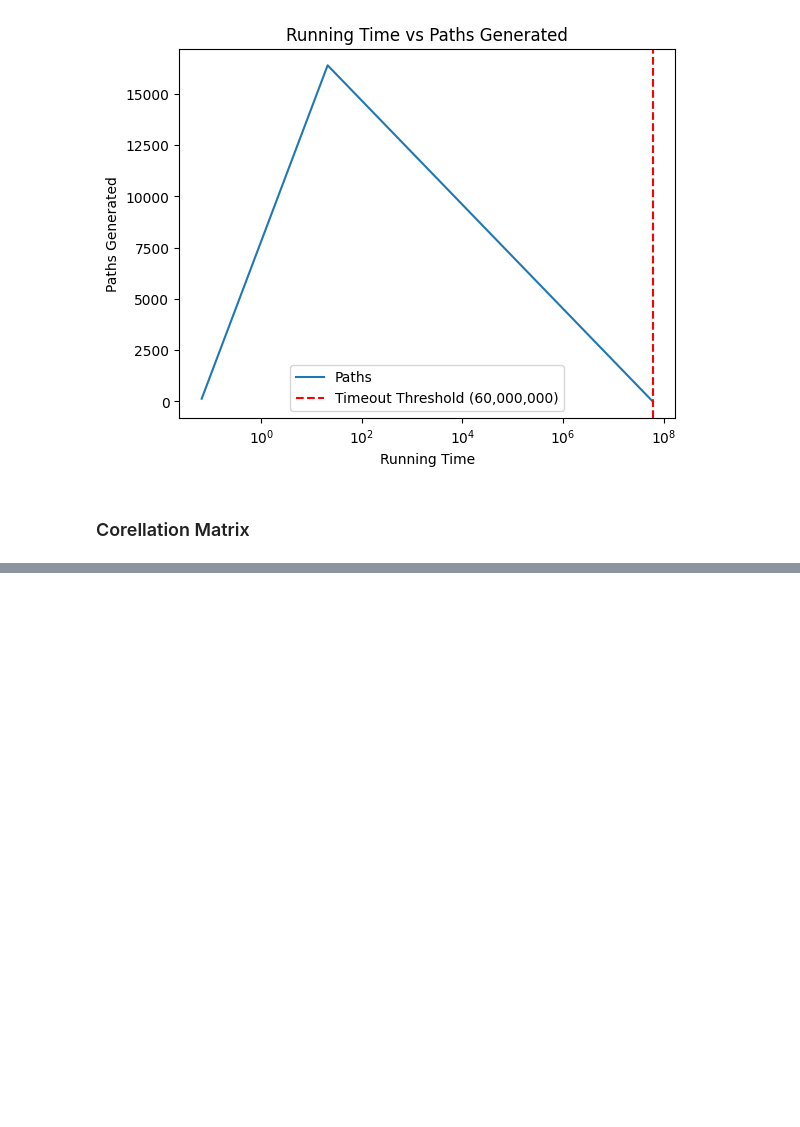
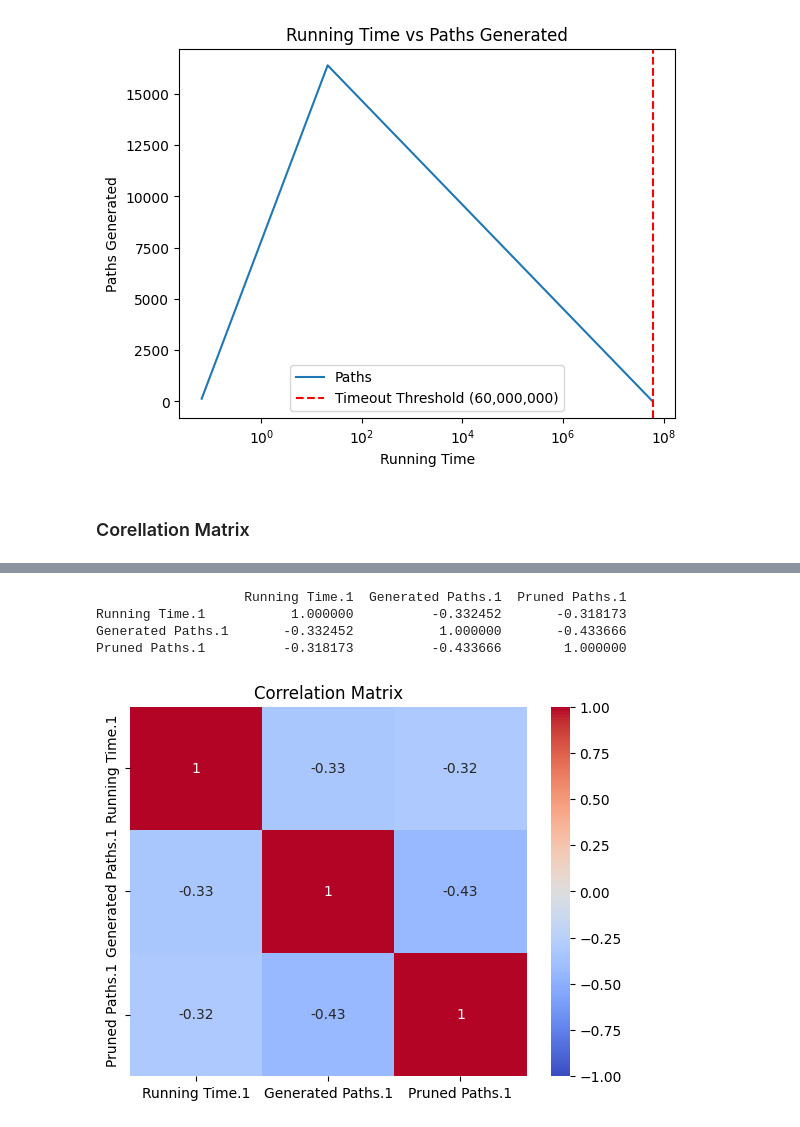
Before and after one commit to ovda96/INFOMPSV-wlp, a Jupyter notebook: Visualisations.ipynb, the cells around one changed output, grey strips where cells are left out. Saved outputs shown, nothing was run; the diff lists cells and outputs as text; code cells hidden in the pictures; blank space fills up the shorter version.

Commit message:
Final Visualisations

```diff
--- a/Visualisations.ipynb
+++ b/Visualisations.ipynb
@@ -236,0 +237,14 @@ Pruned Paths        -0.312879        -0.153374      1.000000
+# %%
+df_SELECTED2 = df_CR.iloc[:, 4:7]
+correlation_matrix = df_SELECTED2.corr()
+print(correlation_matrix)
+
+sns.heatmap(correlation_matrix, annot=True, cmap='coolwarm', vmin=-1, vmax=1)
+plt.title('Correlation Matrix')
+plt.show()
+# %% [output]
+                   Running Time.1  Generated Paths.1  Pruned Paths.1
+Running Time.1           1.000000          -0.332452       -0.318173
+Generated Paths.1       -0.332452           1.000000       -0.433666
+Pruned Paths.1          -0.318173          -0.433666        1.000000
+[figure, added]
```
Also changed, not shown: parts of 2 cells of this notebook.
